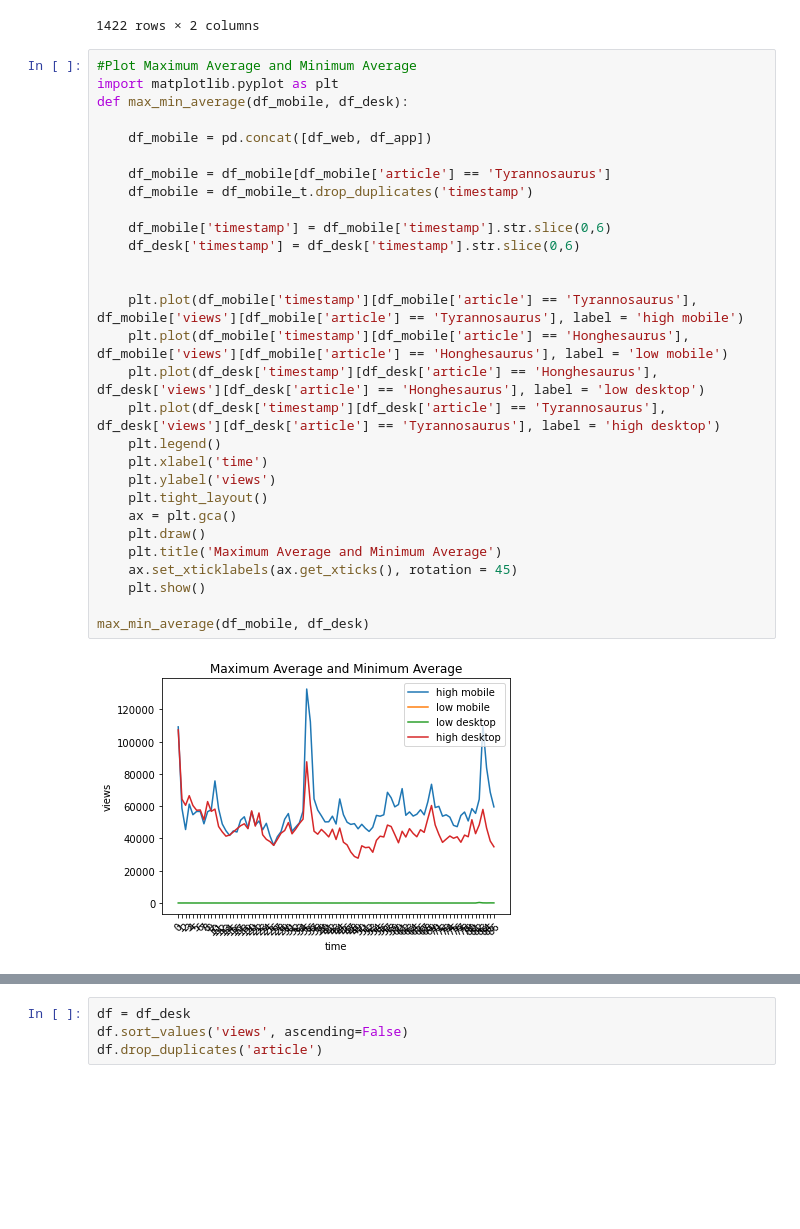
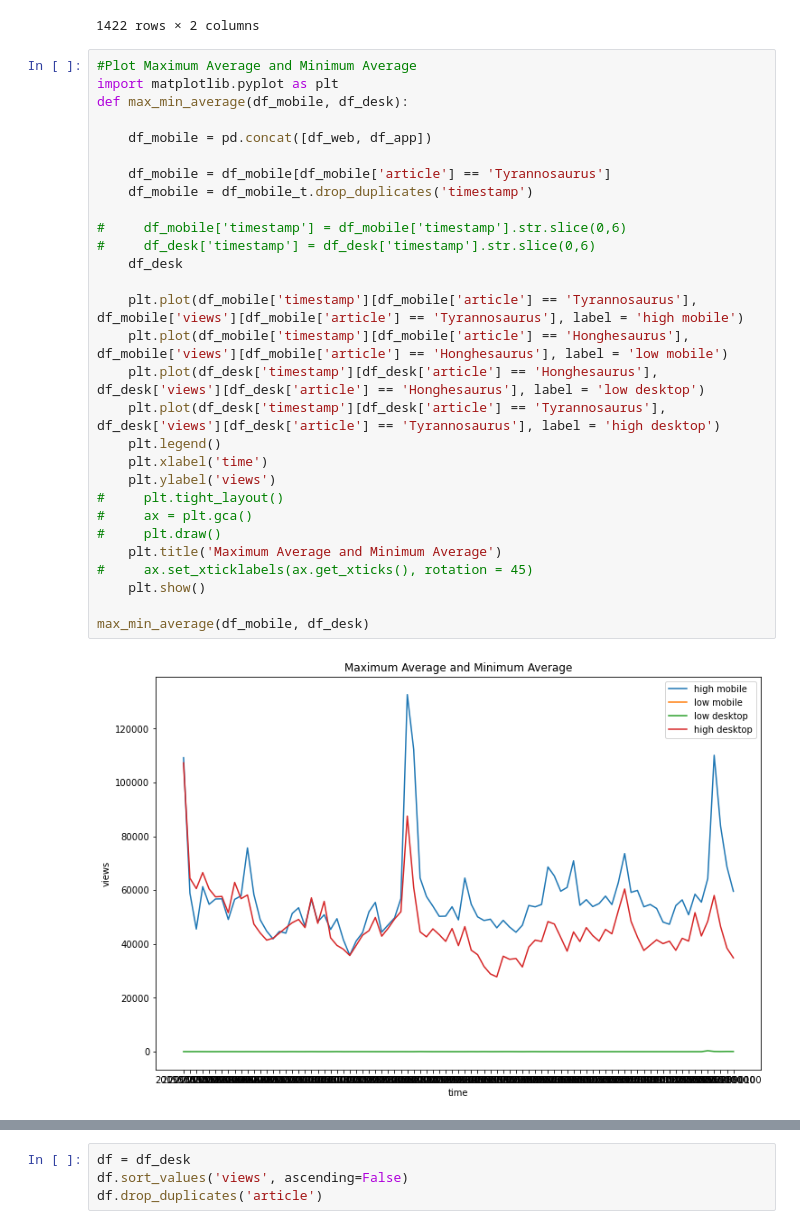
Before and after one commit to 98yangjames/DATA-512, a Jupyter notebook: Homework1_Data512.ipynb, the cells around one changed output, grey strips where cells are left out. Saved outputs shown, nothing was run; the diff lists cells and outputs as text; blank space fills up the shorter version.

Commit message:
plot 2 done

```diff
--- a/Homework1_Data512.ipynb
+++ b/Homework1_Data512.ipynb
@@ -306,32 +311,32 @@ df_mean_high
 # %%
 #Plot Maximum Average and Minimum Average
 import matplotlib.pyplot as plt
 def max_min_average(df_mobile, df_desk):
 
     df_mobile = pd.concat([df_web, df_app])
 
     df_mobile = df_mobile[df_mobile['article'] == 'Tyrannosaurus']
     df_mobile = df_mobile_t.drop_duplicates('timestamp')
 
-    df_mobile['timestamp'] = df_mobile['timestamp'].str.slice(0,6)
-    df_desk['timestamp'] = df_desk['timestamp'].str.slice(0,6)
-
+#     df_mobile['timestamp'] = df_mobile['timestamp'].str.slice(0,6)
+#     df_desk['timestamp'] = df_desk['timestamp'].str.slice(0,6)
+    df_desk
 
     plt.plot(df_mobile['timestamp'][df_mobile['article'] == 'Tyrannosaurus'], df_mobile['views'][df_mobile['article'] == 'Tyrannosaurus'], label = 'high mobile')
     plt.plot(df_mobile['timestamp'][df_mobile['article'] == 'Honghesaurus'], df_mobile['views'][df_mobile['article'] == 'Honghesaurus'], label = 'low mobile')
     plt.plot(df_desk['timestamp'][df_desk['article'] == 'Honghesaurus'], df_desk['views'][df_desk['article'] == 'Honghesaurus'], label = 'low desktop')
     plt.plot(df_desk['timestamp'][df_desk['article'] == 'Tyrannosaurus'], df_desk['views'][df_desk['article'] == 'Tyrannosaurus'], label = 'high desktop')
     plt.legend()
     plt.xlabel('time')
     plt.ylabel('views')
-    plt.tight_layout()
-    ax = plt.gca()
-    plt.draw()
+#     plt.tight_layout()
+#     ax = plt.gca()
+#     plt.draw()
     plt.title('Maximum Average and Minimum Average')
-    ax.set_xticklabels(ax.get_xticks(), rotation = 45)
+#     ax.set_xticklabels(ax.get_xticks(), rotation = 45)
     plt.show()
 
 max_min_average(df_mobile, df_desk)
 # %% [output]
-[figure, old version]
+[figure, new version]
 # %%
```
Also changed, not shown: parts of 7 cells of this notebook, 1 other file.
